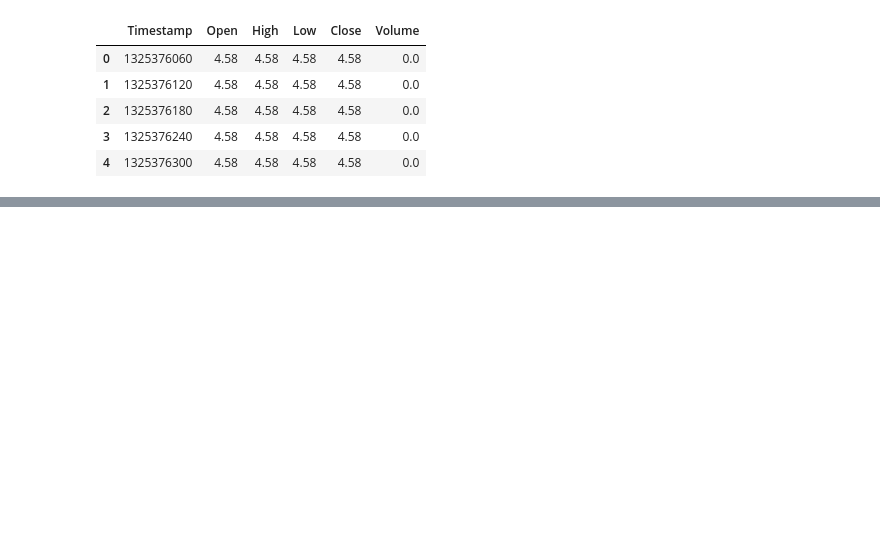
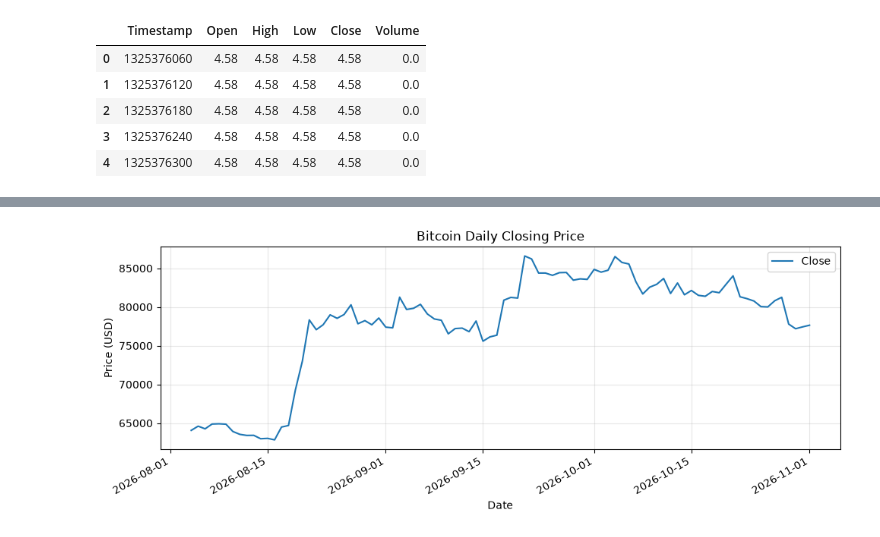
Before and after one commit to kiyul728-creator/Data-Analysis-road-to-Business, a Jupyter notebook: DATA_ANALYSIS/6주차/bitcoin.ipynb, the cells around one changed output, grey strips where cells are left out. Saved outputs shown, nothing was run; the diff lists cells and outputs as text; code cells hidden in the pictures; blank space fills up the shorter version.

```diff
--- a/DATA_ANALYSIS/6주차/bitcoin.ipynb
+++ b/DATA_ANALYSIS/6주차/bitcoin.ipynb
@@ -45,3 +39,22 @@ df.head()
 | 2 | 1325376180 | 4.58 | 4.58 | 4.58 | 4.58 | 0.0 |
 | 3 | 1325376240 | 4.58 | 4.58 | 4.58 | 4.58 | 0.0 |
 | 4 | 1325376300 | 4.58 | 4.58 | 4.58 | 4.58 | 0.0 |
+# %%
+import matplotlib.pyplot as plt
+
+# 숫자로 저장된 시간을 날짜로 변환
+df["Date"] = pd.to_datetime(df["Timestamp"], unit="s")
+
+# 날짜별 종가와 거래량 정리
+daily = (
+    df.set_index("Date")
+      .sort_index()
+      .resample("D")
+      .agg({"Close": "last", "Volume": "sum"})
+      .dropna(subset=["Close"])
+)
+
+# 데이터에 들어 있는 마지막 날짜 기준 최근 90일
+recent = daily.tail(90)
+
+recent.head()
@@ -47,0 +69,17 @@ df.head()
+# %%
+import matplotlib.pyplot as plt
+
+fig, ax = plt.subplots(figsize=(10, 4))
+
+ax.plot(recent.index, recent["Close"], label="Close")
+ax.set_title("Bitcoin Daily Closing Price")
+ax.set_xlabel("Date")
+ax.set_ylabel("Price (USD)")
+ax.legend()
+ax.grid(alpha=0.3)
+
+fig.autofmt_xdate()
+plt.tight_layout()
+plt.show()
+# %% [output]
+[figure, added]
```
Also changed, not shown: parts of 11 cells of this notebook, 1 other file.
